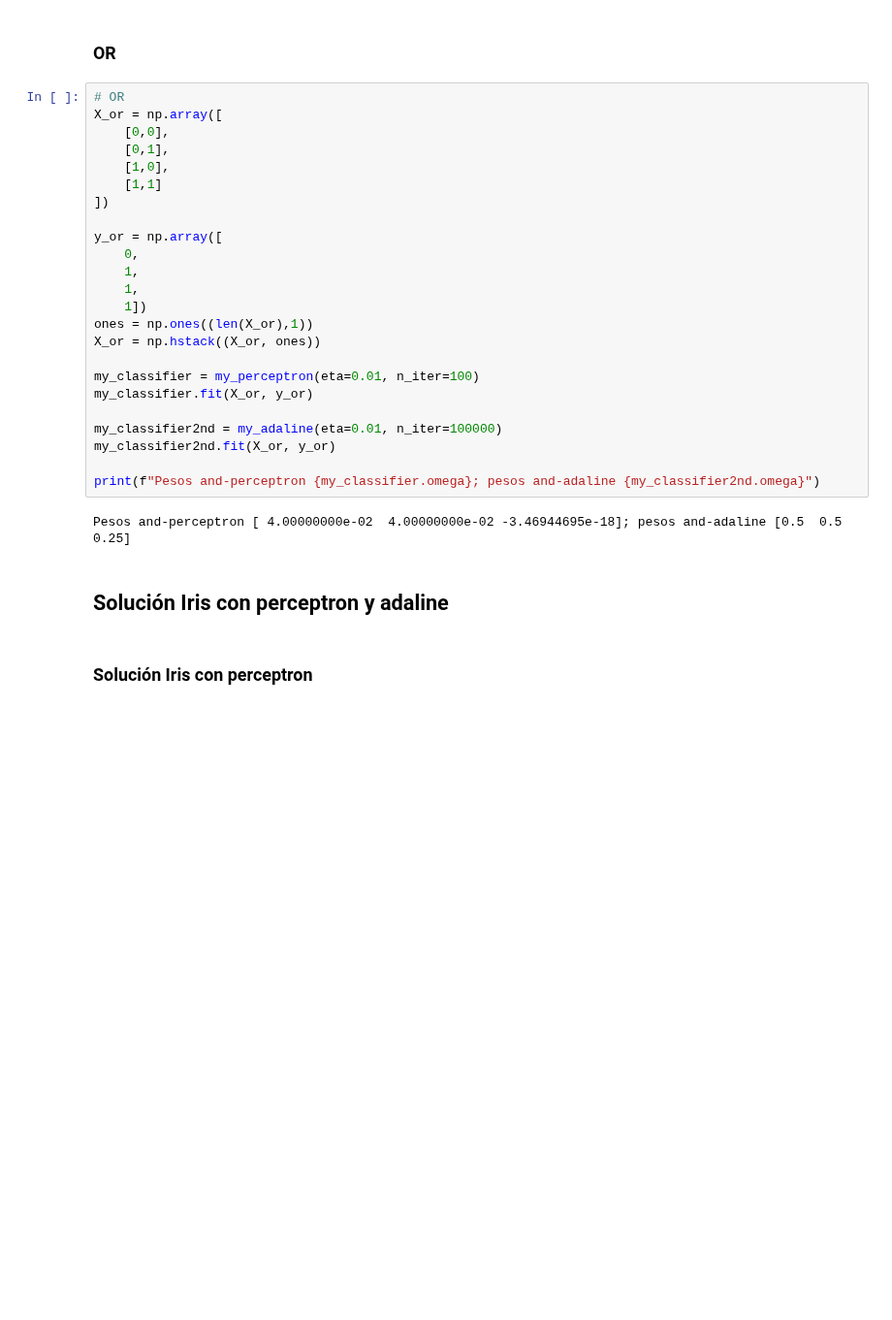
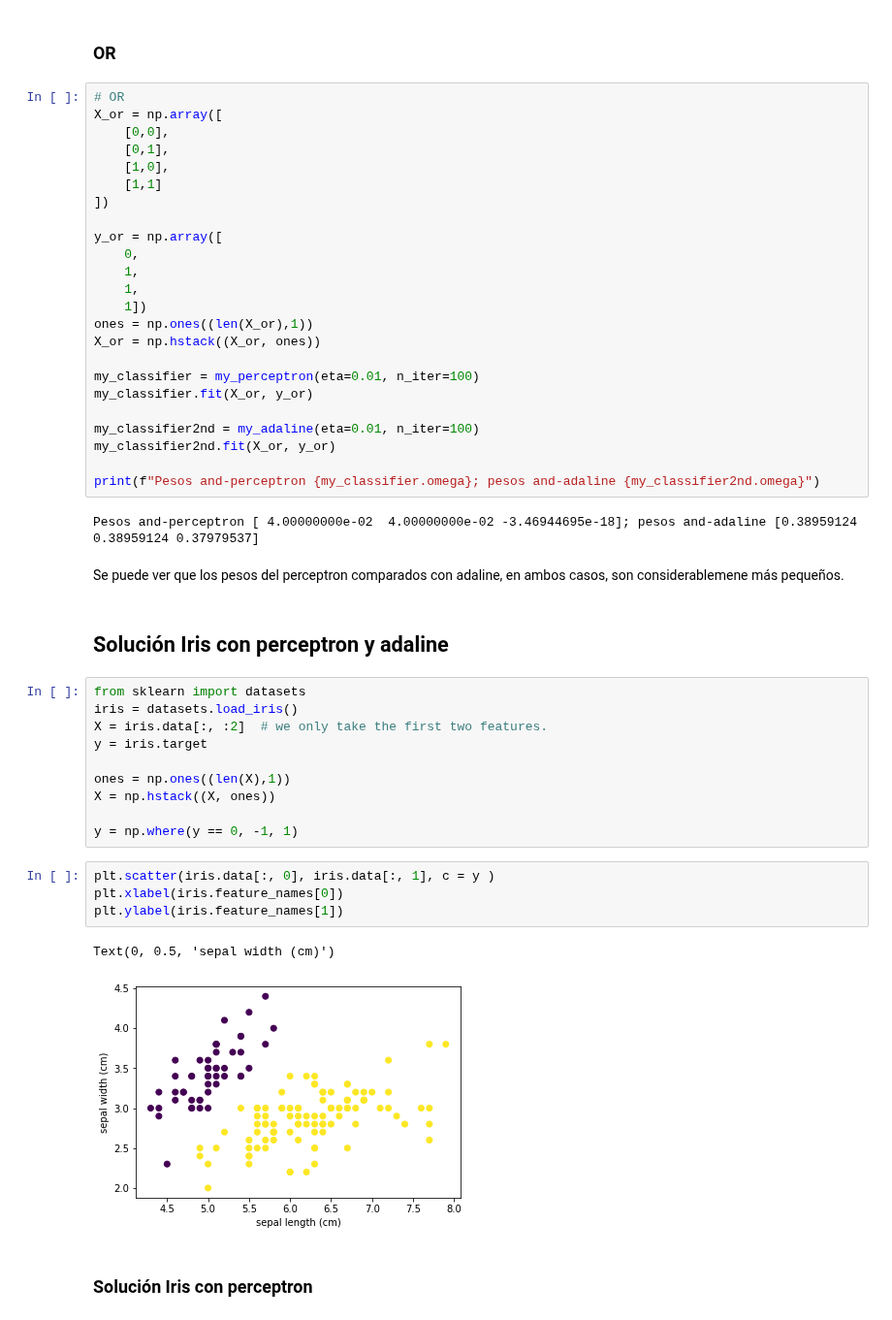
Before and after one commit to cgaravitoc/macc, a Jupyter notebook: machine learning/Taller perceptron/perceptron.ipynb, the cells around one changed output. Shown at 97% size. Saved outputs shown, nothing was run; the diff lists cells and outputs as text; blank space fills up the shorter version.

Commit message:
update perceptron notebook with final solutions

```diff
--- a/machine learning/Taller perceptron/perceptron.ipynb
+++ b/machine learning/Taller perceptron/perceptron.ipynb
@@ -494,13 +494,32 @@ X_or = np.hstack((X_or, ones))
 my_classifier = my_perceptron(eta=0.01, n_iter=100)
 my_classifier.fit(X_or, y_or)
 
-my_classifier2nd = my_adaline(eta=0.01, n_iter=100000)
+my_classifier2nd = my_adaline(eta=0.01, n_iter=100)
 my_classifier2nd.fit(X_or, y_or)
 
 print(f"Pesos and-perceptron {my_classifier.omega}; pesos and-adaline {my_classifier2nd.omega}")
 # %% [output]
-Pesos and-perceptron [ 4.00000000e-02  4.00000000e-02 -3.46944695e-18]; pesos and-adaline [0.5  0.5  0.25]
+Pesos and-perceptron [ 4.00000000e-02  4.00000000e-02 -3.46944695e-18]; pesos and-adaline [0.38959124 0.38959124 0.37979537]
+# %% [markdown]
+Se puede ver que los pesos del perceptron comparados con adaline, en ambos casos, son considerablemene más pequeños.
 # %% [markdown]
 ## Solución Iris con perceptron y adaline
+# %%
+from sklearn import datasets
+iris = datasets.load_iris()
+X = iris.data[:, :2]  # we only take the first two features.
+y = iris.target
+
+ones = np.ones((len(X),1))
+X = np.hstack((X, ones))
+
+y = np.where(y == 0, -1, 1)
+# %%
+plt.scatter(iris.data[:, 0], iris.data[:, 1], c = y )
+plt.xlabel(iris.feature_names[0])
+plt.ylabel(iris.feature_names[1])
+# %% [output]
+Text(0, 0.5, 'sepal width (cm)')
+[figure, added]
 # %% [markdown]
 ### Solución Iris con perceptron
```
Also changed, not shown: parts of 3 cells of this notebook.
